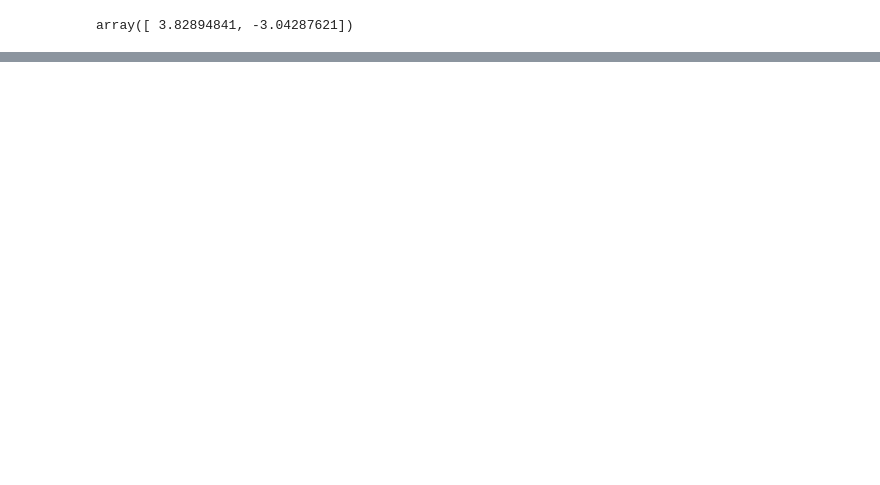
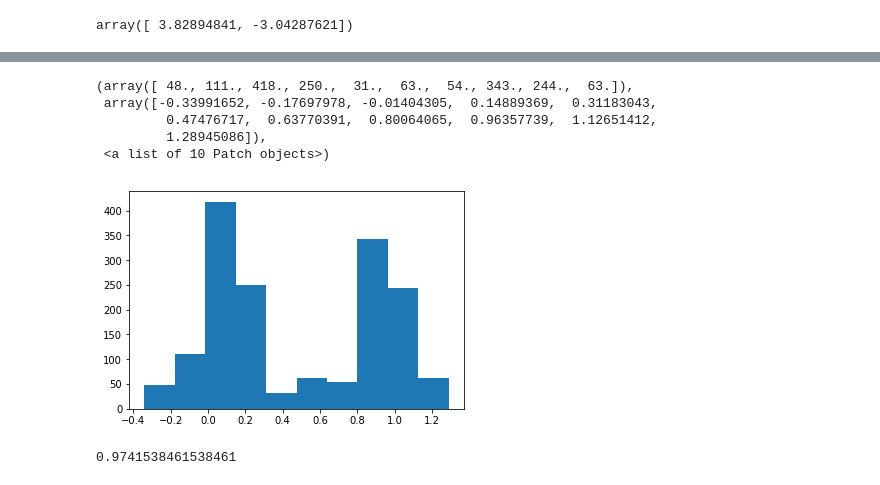
Before and after one commit to bnmnetp/DS420, a Jupyter notebook: ClassNotesSpring18/GradientDescent.ipynb, the cells around one changed output, grey strips where cells are left out. Cells and saved outputs as stored; diff of their text form; code cells hidden in the pictures; blank space fills up the shorter version.

```diff
--- a/ClassNotesSpring18/GradientDescent.ipynb
+++ b/ClassNotesSpring18/GradientDescent.ipynb
@@ -126,0 +153,2 @@ array([ 3.82894841, -3.04287621])
+# %%
+preds = lr.predict(X_test)
@@ -126,0 +166,9 @@ array([ 3.82894841, -3.04287621])
+# %%
+plt.hist(preds)
+# %% [output]
+(array([ 48., 111., 418., 250.,  31.,  63.,  54., 343., 244.,  63.]),
+ array([-0.33991652, -0.17697978, -0.01404305,  0.14889369,  0.31183043,
+         0.47476717,  0.63770391,  0.80064065,  0.96357739,  1.12651412,
+         1.28945086]),
+ <a list of 10 Patch objects>)
+[figure, added]
@@ -126,0 +225,4 @@ array([ 3.82894841, -3.04287621])
+# %%
+metrics.accuracy_score(y_test, bpreds)
+# %% [output]
+0.9741538461538461
```
Also changed, not shown: parts of 24 cells of this notebook.
